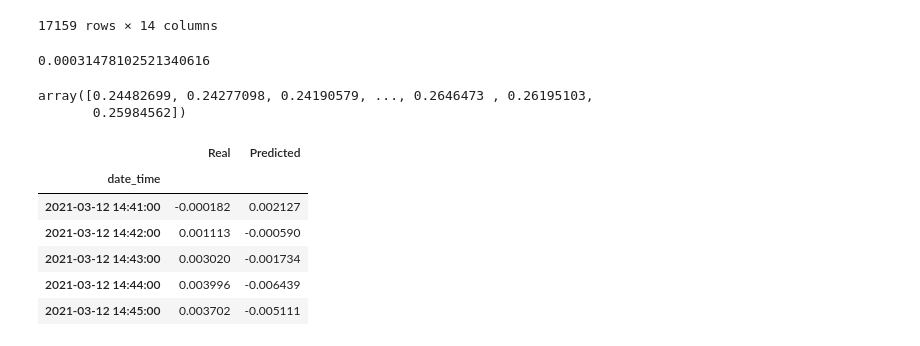
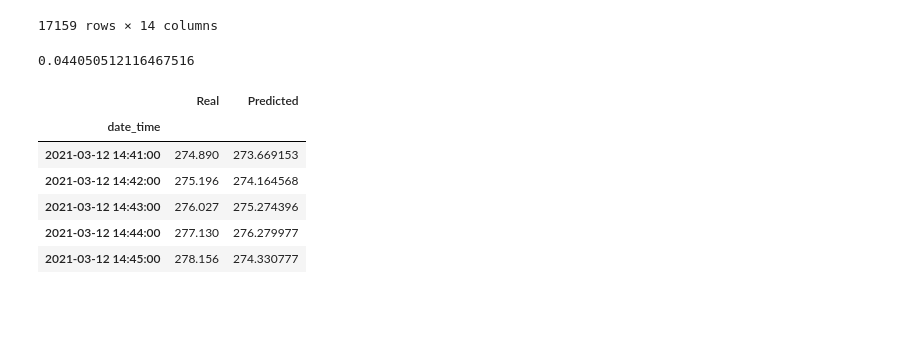
Before and after one commit to vweinblatt123/CF-Project2, a Jupyter notebook: Victor/model_training.ipynb, the cells around one changed output. Drawn from its saved outputs; the diff is of its cells as text; code cells hidden in the pictures; blank space fills up the shorter version.

Commit message:
model tuning

```diff
--- a/Victor/model_training.ipynb
+++ b/Victor/model_training.ipynb
@@ -26,7 +26,8 @@ combined_df
 | 2021-03-31 15:59:00 | 190.010 | 58711 | 396.330 | -0.005860 | 2.701200 | -54.117165 | 43.245761 | 67533420.0 | 0.0 | ... |
 17160 rows × 13 columns
 # %%
-combined_df['target_return'] = combined_df['return'].shift(-1)
+combined_df['target_price'] = combined_df['close'].shift(-1)
+#combined_df['target_return'] = combined_df['return'].shift(-1)
 combined_df = combined_df.dropna()
 # %%
 combined_df
@@ -85,17 +83,12 @@ y_test = scaler.transform(y_test)
 # %%
 from sklearn.ensemble import GradientBoostingRegressor
 # %%
-est = GradientBoostingRegressor(n_estimators=1000, learning_rate=0.75,
+model = GradientBoostingRegressor(n_estimators=1000, learning_rate=0.75,
     max_depth=3, random_state=0, loss='ls').fit(X_train, y_train.ravel())
 # %%
 from sklearn.metrics import mean_squared_error
-mean_squared_error(y_test, est.predict(X_test))
+mean_squared_error(y_test, model.predict(X_test))
 # %% [output]
-0.00031478102521340616
+0.044050512116467516
 # %%
-y_pred = est.predict(X_test)
+y_pred = model.predict(X_test)
-# %%
-y_pred
-# %% [output]
-array([0.24482699, 0.24277098, 0.24190579, ..., 0.2646473 , 0.26195103,
-       0.25984562])
@@ -104,17 +95,17 @@ output = pd.DataFrame({"target": y_test.ravel(), "estimated": y_pred})
 # %%
-predicted_prices = scaler.inverse_transform(y_pred.reshape(-1,1))
-real_prices = scaler.inverse_transform(y_test)
+predicted_value = scaler.inverse_transform(y_pred.reshape(-1,1))
+real_value = scaler.inverse_transform(y_test)
 # %%
-stocks = pd.DataFrame({
-    "Real": real_prices.ravel(),
-    "Predicted": predicted_prices.ravel()
-    }, index = combined_df.index[-len(real_prices): ])
-stocks.head()
+output = pd.DataFrame({
+    "Real": real_value.ravel(),
+    "Predicted": predicted_value.ravel()
+    }, index = combined_df.index[-len(real_value): ])
+output.head()
 # %% [output]
 |  | Real | Predicted |
 | date_time |  |  |
-| 2021-03-12 14:41:00 | -0.000182 | 0.002127 |
-| 2021-03-12 14:42:00 | 0.001113 | -0.000590 |
-| 2021-03-12 14:43:00 | 0.003020 | -0.001734 |
-| 2021-03-12 14:44:00 | 0.003996 | -0.006439 |
-| 2021-03-12 14:45:00 | 0.003702 | -0.005111 |
+| 2021-03-12 14:41:00 | 274.890 | 273.669153 |
+| 2021-03-12 14:42:00 | 275.196 | 274.164568 |
+| 2021-03-12 14:43:00 | 276.027 | 275.274396 |
+| 2021-03-12 14:44:00 | 277.130 | 276.279977 |
+| 2021-03-12 14:45:00 | 278.156 | 274.330777 |
```
Also changed, not shown: parts of 8 cells of this notebook.
